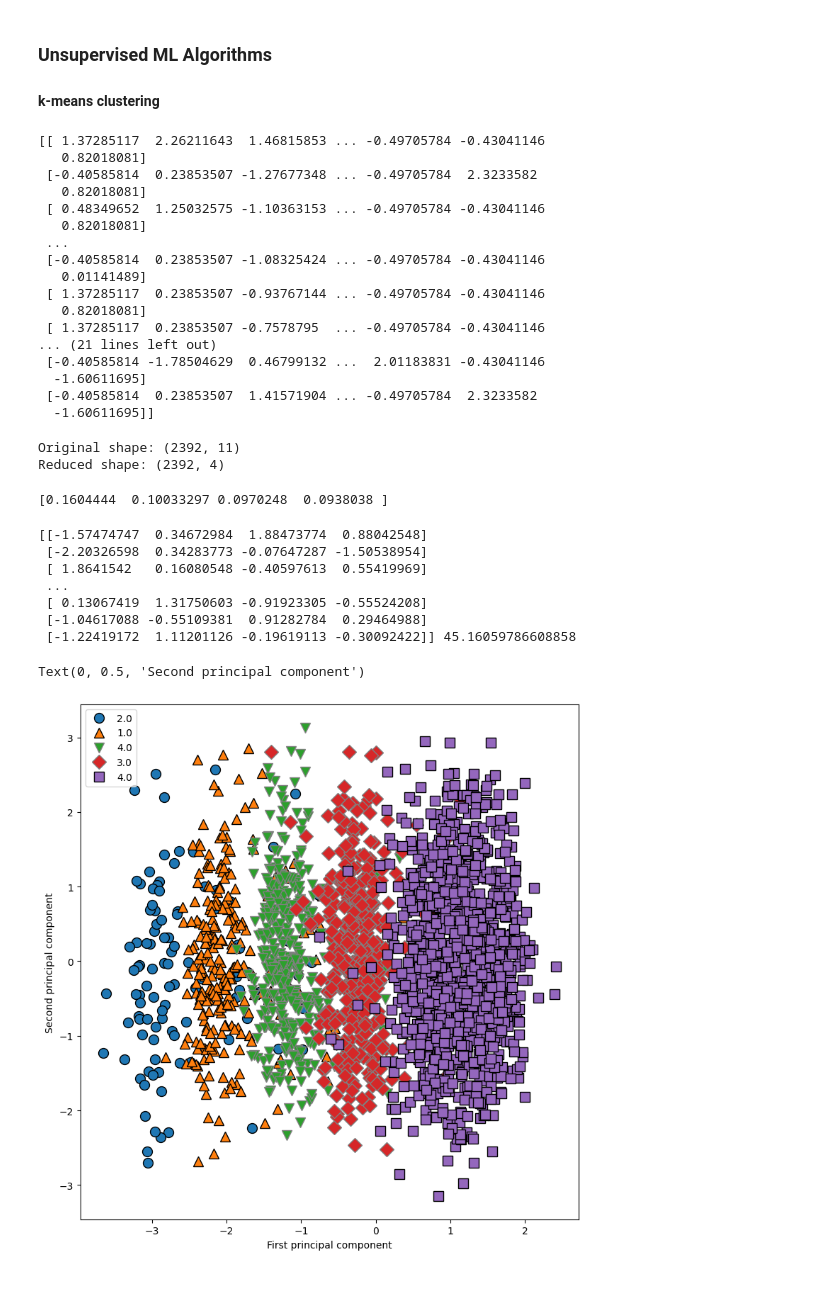
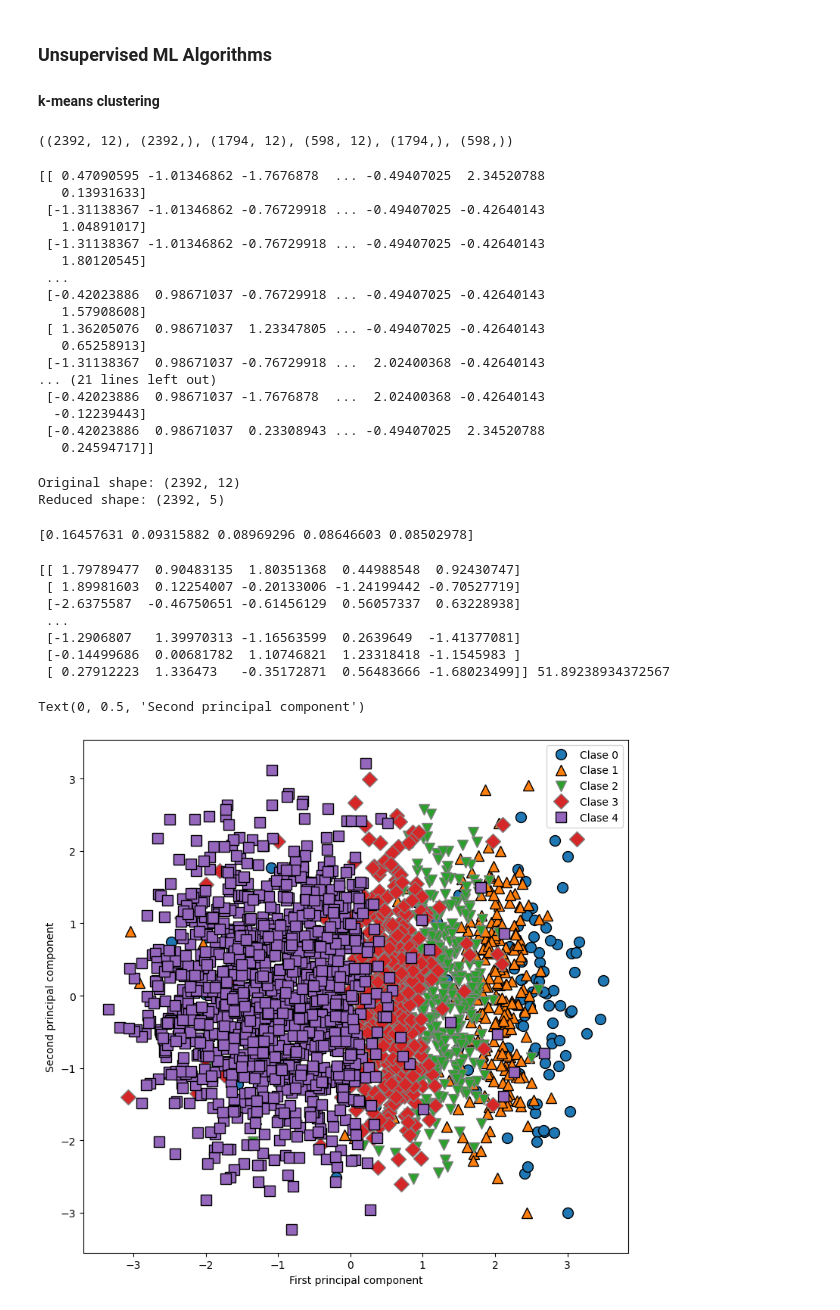
Before and after one commit to 2026726-dotcom/Machine-Learning, a Jupyter notebook: CA1-Elienai.ipynb, the cells around one changed output. Cells and saved outputs as stored; diff of their text form; code cells hidden in the pictures.

```diff
--- a/CA1-Elienai.ipynb
+++ b/CA1-Elienai.ipynb
@@ -159,6 +159,6 @@ df.describe()
 The dataset has not values out of scale, so it is not needed to normalise, we will procede to split the dataset
 # %%
 ##Remove "StudentID", "Gender" and "Ethnicity" these features are unique or not considered important to develop the model
-df1 = df.drop(["StudentID","Ethnicity","Gender"], axis=1)
+df1 = df.drop(["StudentID","Ethnicity"], axis=1)
 df1
 # %% [output]
@@ -203,6 +203,6 @@ target
 #### 0 --> E: Unsatisfactory
 # %%
 #Creating dataset for independent variables, remove the target "GradeClass"
-df_new = df1.drop(['GPA'], axis = 1)
+df_new = df1.drop(['GradeClass'], axis = 1)
 df_new
 # %% [output]
@@ -311,6 +311,18 @@ weighted avg       0.76      0.76      0.75       479
 ###  Unsupervised ML Algorithms
 
 #### k-means clustering
+# %%
+# Load the independent colums
+X = df_new
+
+# Load the target variable for the cancel cells classification
+y = df1.GradeClass
+# Split the data into training and testing
+X_train, X_test, y_train, y_test = train_test_split(X, y, random_state = 1) #it takes defaul values, train=75 and test=25
+
+X.shape, y.shape, X_train.shape, X_test.shape, y_train.shape, y_test.shape
+# %% [output]
+((2392, 12), (2392,), (1794, 12), (598, 12), (1794,), (598,))
 # %%
 from sklearn.preprocessing import StandardScaler
 
@@ -328,26 +340,26 @@ X_scaled = scaler.transform(X)
 # print dataset after scaling
 print(X_train_scaled, '\t', X_test_scaled, '\t', X_scaled)
 # %% [output]
-[[ 1.37285117  2.26211643  1.46815853 ... -0.49705784 -0.43041146
-   0.82018081]
- [-0.40585814  0.23853507 -1.27677348 ... -0.49705784  2.3233582
-   0.82018081]
- [ 0.48349652  1.25032575 -1.10363153 ... -0.49705784 -0.43041146
-   0.82018081]
+[[ 0.47090595 -1.01346862 -1.7676878  ... -0.49407025  2.34520788
+   0.13931633]
+ [-1.31138367 -1.01346862 -0.76729918 ... -0.49407025 -0.42640143
+   1.04891017]
+ [-1.31138367 -1.01346862 -0.76729918 ... -0.49407025 -0.42640143
+   1.80120545]
  ...
- [-0.40585814  0.23853507 -1.08325424 ... -0.49705784 -0.43041146
-   0.01141489]
- [ 1.37285117  0.23853507 -0.93767144 ... -0.49705784 -0.43041146
-   0.82018081]
- [ 1.37285117  0.23853507 -0.7578795  ... -0.49705784 -0.43041146
+ [-0.42023886  0.98671037 -0.76729918 ... -0.49407025 -0.42640143
+   1.57908608]
+ [ 1.36205076  0.98671037  1.23347805 ... -0.49407025 -0.42640143
+   0.65258913]
+ [-1.31138367  0.98671037 -0.76729918 ...  2.02400368 -0.42640143
 ... (21 lines left out)
- [-0.40585814 -1.78504629  0.46799132 ...  2.01183831 -0.43041146
-  -1.60611695]
- [-0.40585814  0.23853507  1.41571904 ... -0.49705784  2.3233582
-  -1.60611695]]
+ [-0.42023886  0.98671037 -1.7676878  ...  2.02400368 -0.42640143
+  -0.12239443]
+ [-0.42023886  0.98671037  0.23308943 ... -0.49407025  2.34520788
+   0.24594717]]
 # %%
 # keep the first two principal components of the data
-pca = PCA(4) #n_components = 4 is the highest variation, the most important
+pca = PCA(5) #n_components = 4 is the highest variation, the most important
 
 # transform data into the first two principal components
 X_pca = pca.fit_transform(X_scaled)
@@ -355,34 +367,35 @@ X_pca = pca.fit_transform(X_scaled)
 print("Original shape: {}".format(str(X_scaled.shape)))
 print("Reduced shape: {}".format(str(X_pca.shape)))
 # %% [output]
-Original shape: (2392, 11)
-Reduced shape: (2392, 4)
+Original shape: (2392, 12)
+Reduced shape: (2392, 5)
 # %%
 print(pca.explained_variance_ratio_)
 # %% [output]
-[0.1604444  0.10033297 0.0970248  0.0938038 ]
+[0.16457631 0.09315882 0.08969296 0.08646603 0.08502978]
 # %%
 total_var = pca.explained_variance_ratio_.sum() * 100
 print(X_pca, total_var)
 # %% [output]
-[[-1.57474747  0.34672984  1.88473774  0.88042548]
- [-2.20326598  0.34283773 -0.07647287 -1.50538954]
- [ 1.8641542   0.16080548 -0.40597613  0.55419969]
+[[ 1.79789477  0.90483135  1.80351368  0.44988548  0.92430747]
+ [ 1.89981603  0.12254007 -0.20133006 -1.24199442 -0.70527719]
+ [-2.6375587  -0.46750651 -0.61456129  0.56057337  0.63228938]
  ...
- [ 0.13067419  1.31750603 -0.91923305 -0.55524208]
- [-1.04617088 -0.55109381  0.91282784  0.29464988]
- [-1.22419172  1.11201126 -0.19619113 -0.30092422]] 45.16059786608858
+ [-1.2906807   1.39970313 -1.16563599  0.2639649  -1.41377081]
+ [-0.14499686  0.00681782  1.10746821  1.23318418 -1.1545983 ]
+ [ 0.27912223  1.336473   -0.35172871  0.56483666 -1.68023499]] 51.89238934372567
 # %%
 #pip install mglearn
 import mglearn
 # %%
 # plot first vs. second principal component, colored by class
 plt.figure(figsize = (8, 8), layout = 'tight')
-mglearn.discrete_scatter(X_pca[:, 0], X_pca[:, 1], target.GradeClass)
-plt.legend(target.GradeClass, loc="best")
+mglearn.discrete_scatter(X_pca[:, 0], X_pca[:, 1], y)
+#plt.legend(df1.GradeClass, loc="best")
+plt.legend(["Clase 0", "Clase 1", "Clase 2", "Clase 3", "Clase 4"])
 plt.gca().set_aspect("equal")
 plt.xlabel("First principal component")
 plt.ylabel("Second principal component")
 # %% [output]
 Text(0, 0.5, 'Second principal component')
-[figure, old version]
+[figure, new version]
```
Also changed, not shown: parts of 9 cells of this notebook.
